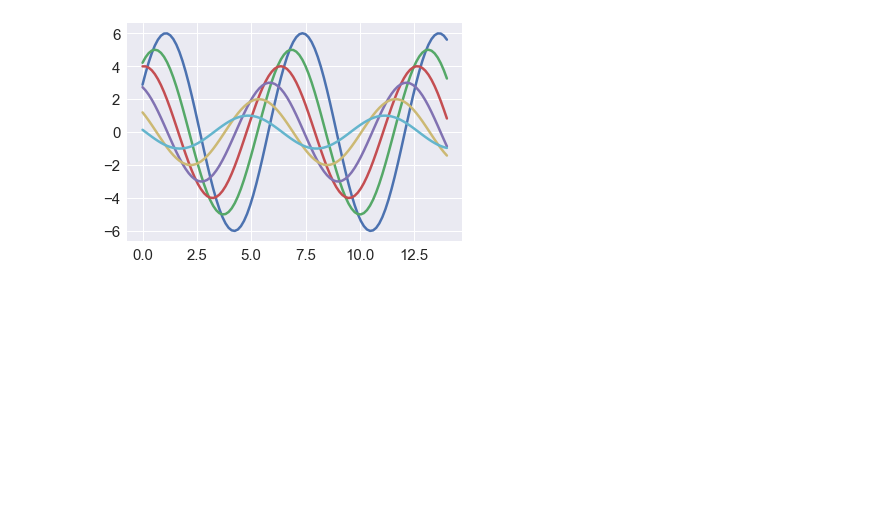
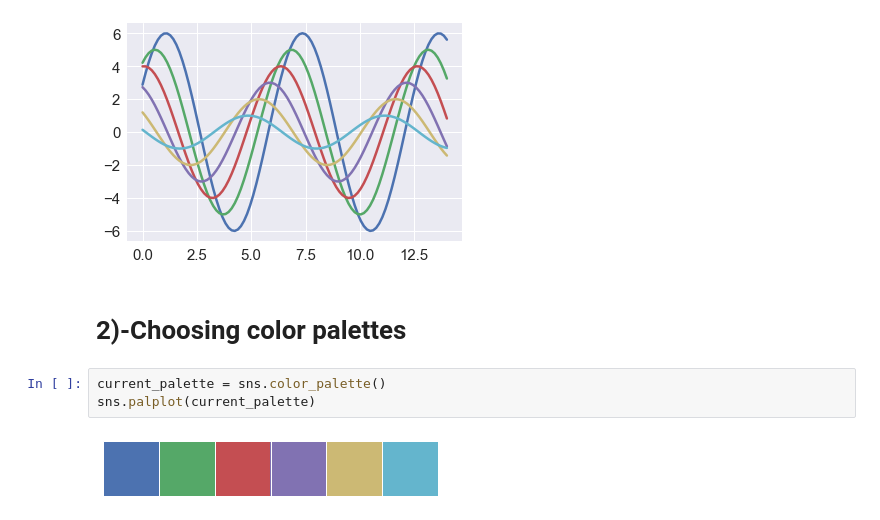
Before and after one commit to HassanSherwani/Data_Analysis_Python-II, a Jupyter notebook: 9.Seaborn.ipynb, the cells around one changed output. Drawn from its saved outputs; the diff is of its cells as text; blank space fills up the shorter version.

```diff
--- a/9.Seaborn.ipynb
+++ b/9.Seaborn.ipynb
@@ -201,3 +201,10 @@ sns.set_context("notebook", font_scale=1.5, rc={"lines.linewidth": 2.5})
 sinplot()
 # %% [output]
 [figure]
+# %% [markdown]
+# 2)-Choosing color palettes
+# %%
+current_palette = sns.color_palette()
+sns.palplot(current_palette)
+# %% [output]
+[figure, added]
```
Also changed, not shown: parts of 47 cells of this notebook.
